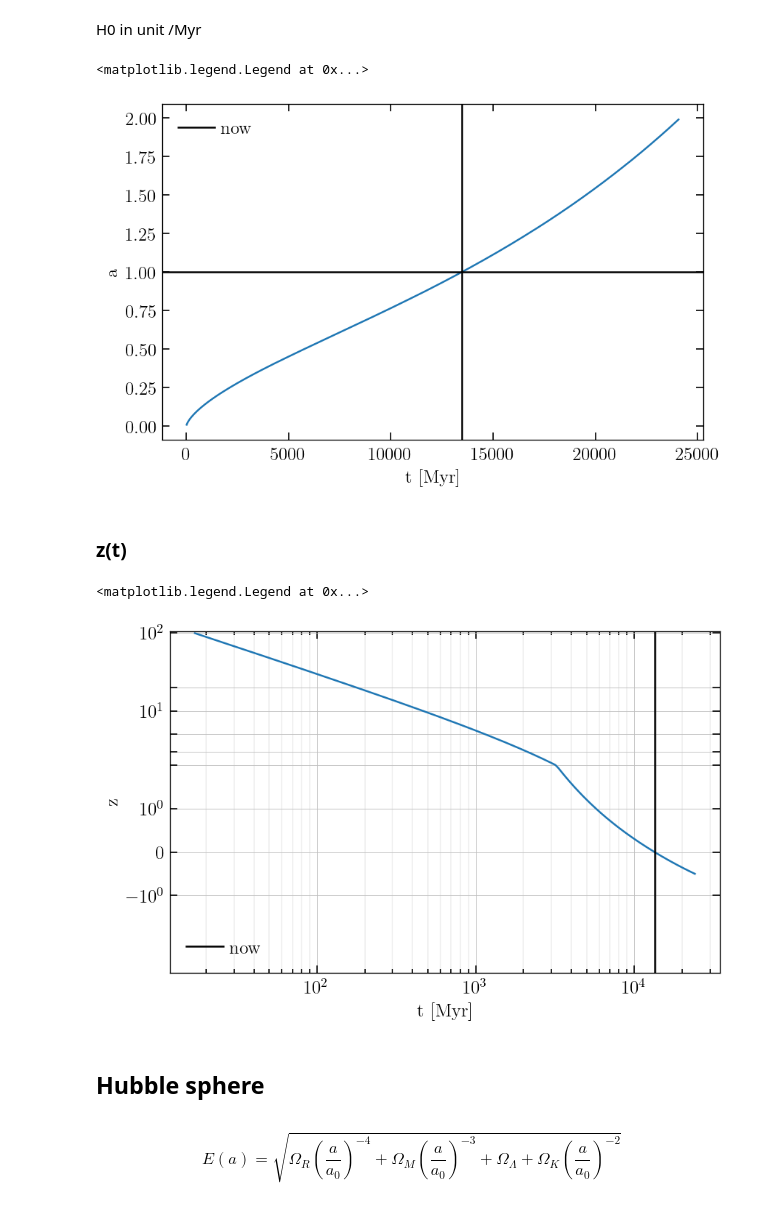
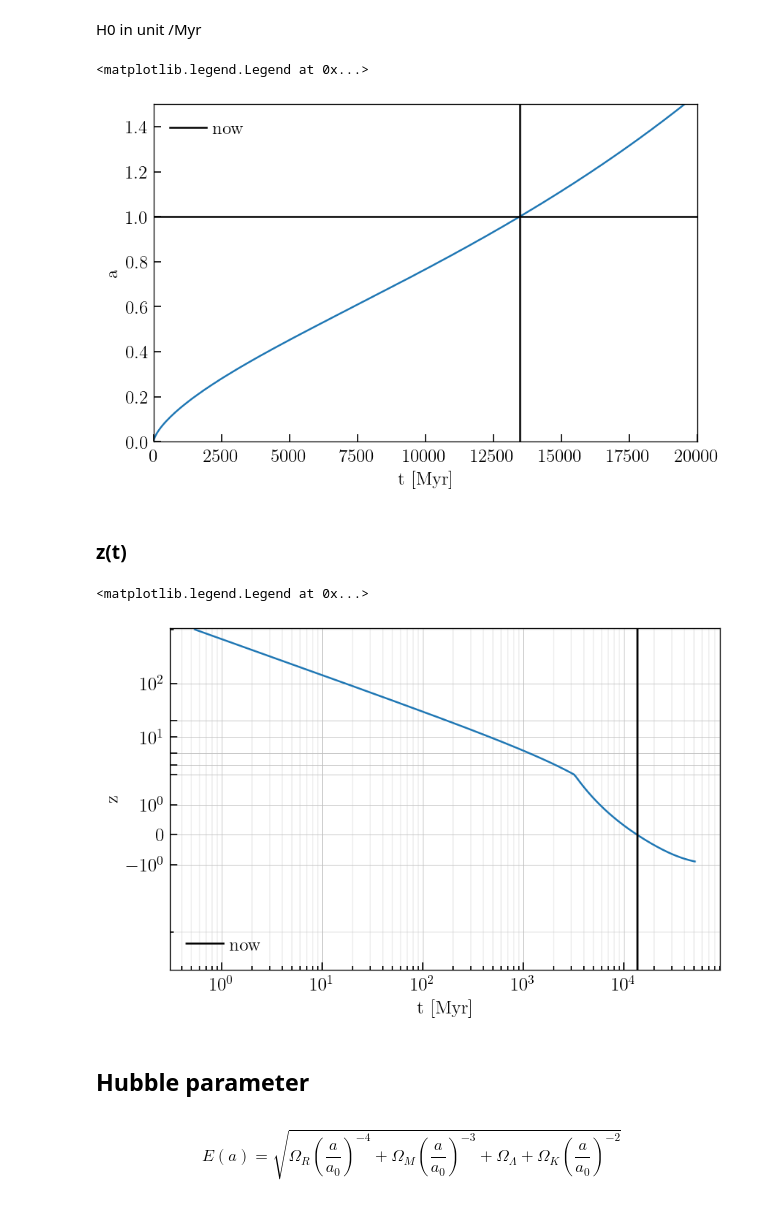
Before and after one commit to SiyiZhao/learnCosmology, a Jupyter notebook: code/expansion.ipynb, the cells around one changed output. Drawn from its saved outputs; the diff is of its cells as text; code cells hidden in the pictures.

```diff
--- a/code/expansion.ipynb
+++ b/code/expansion.ipynb
@@ -22,7 +24,7 @@ def dt_over_da(a, H0, a0, OmR, OmM, OmL, OmK):
     sq = H0 * a0 * np.sqrt(OmR /a**(2) + OmM / a + OmL *a**2 + OmK)
     return 1/sq
 # %%
-a1_l = np.arange(0.01, 2, 0.01)
+a1_l = np.arange(0.001, 10, 0.01)
 t_l = []
 # %% [markdown]
 units:
@@ -37,18 +39,21 @@ H0, a0, OmR, OmM, OmL, OmK = 70/Mpc_over_km*Myr_over_s, 1, 0, 0.3, 0.7, 0
 for a1 in a1_l:
     t = integrate.quad(lambda a: dt_over_da(a, H0, a0, OmR, OmM, OmL, OmK), 0, a1)
     t_l.append(t[0])
-    if a1==a0:
-        t0 = t[0]
+# %%
+a2t = interp1d(a1_l, t_l)
+t0 = a2t(a0)
 # %%
 plt.plot(t_l, a1_l)
 plt.axhline(y=a0, color='black', label='now')
 plt.axvline(x=t0, color='black')
+plt.xlim(0, 20000)
+plt.ylim(0, 1.5)
 plt.xlabel("t [Myr]")
 plt.ylabel("a")
 plt.legend()
 # %% [output]
 <matplotlib.legend.Legend at 0x...>
-[figure, old version]
+[figure, new version]
 # %% [markdown]
 ### z(t)
 # %%
@@ -70,9 +75,9 @@ plt.xscale("log")
 plt.legend()
 # %% [output]
 <matplotlib.legend.Legend at 0x...>
-[figure, old version]
+[figure, new version]
 # %% [markdown]
-## Hubble sphere
+## Hubble parameter
 # %% [markdown]
 $$E(a) = \sqrt{ \Omega_R \left(\frac{a}{a_0}\right)^{-4} + \Omega_M \left(\frac{a}{a_0}\right)^{-3} + \Omega_\Lambda + \Omega_K \left(\frac{a}{a_0}\right)^{-2} }$$
 # %%
```
Also changed, not shown: parts of 35 cells of this notebook, 5 other files.
